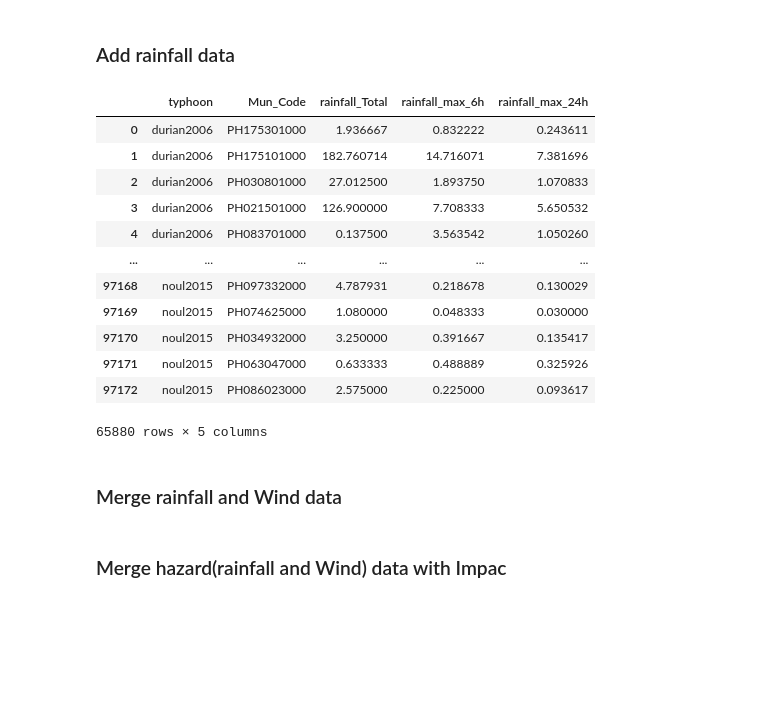
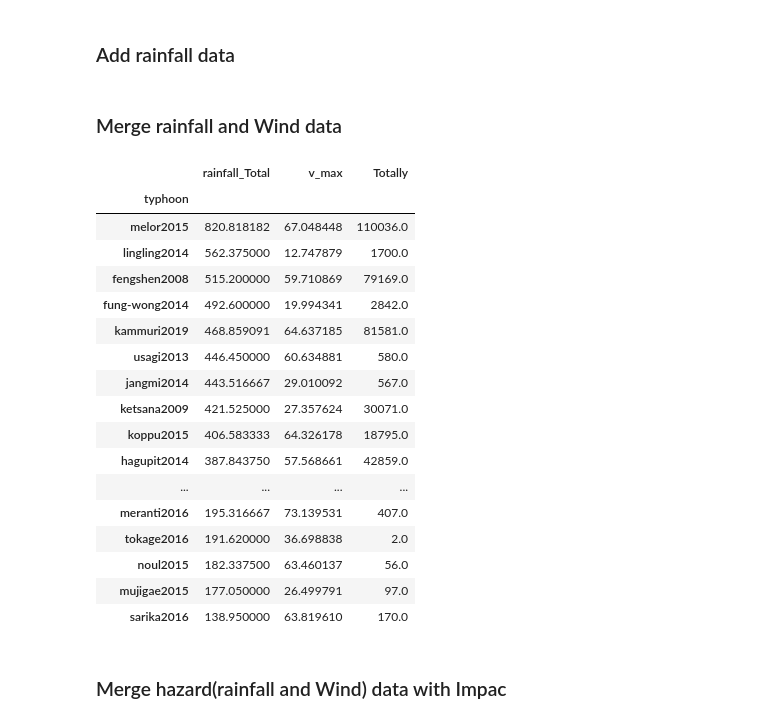
Before and after one commit to rodekruis/Typhoon-Impact-based-forecasting-model, a Jupyter notebook: IBF-Typhoon-model/documentation/notebooks/pre_disaster_indicators.ipynb, the cells around one changed output. Drawn from its saved outputs; the diff is of its cells as text; code cells hidden in the pictures; blank space fills up the shorter version.

```diff
--- a/IBF-Typhoon-model/documentation/notebooks/pre_disaster_indicators.ipynb
+++ b/IBF-Typhoon-model/documentation/notebooks/pre_disaster_indicators.ipynb
@@ -279,24 +296,9 @@ for typhoon in typhoons:
 ### Add rainfall data
 # %%
 # Path to the rainfall excel sheet per typhoon
-rain_path = os.path.join(wor_dir,"IBF-typhoon-model\\data\\rainfall_data\\rainfall_data.csv")
+rain_path = os.path.join(wor_dir,"data/rainfall_data/rainfall_data.csv")
 df_rain_final = pd.read_csv(rain_path)
 df_rain_final=df_rain_final[df_rain_final.typhoon.isin(typhoons)]
-display(df_rain_final)
-# %% [output]
-|  | typhoon | Mun_Code | rainfall_Total | rainfall_max_6h | rainfall_max_24h |
-| 0 | durian2006 | PH175301000 | 1.936667 | 0.832222 | 0.243611 |
-| 1 | durian2006 | PH175101000 | 182.760714 | 14.716071 | 7.381696 |
-| 2 | durian2006 | PH030801000 | 27.012500 | 1.893750 | 1.070833 |
-| 3 | durian2006 | PH021501000 | 126.900000 | 7.708333 | 5.650532 |
-| 4 | durian2006 | PH083701000 | 0.137500 | 3.563542 | 1.050260 |
-| ... | ... | ... | ... | ... | ... |
-| 97168 | noul2015 | PH097332000 | 4.787931 | 0.218678 | 0.130029 |
-| 97169 | noul2015 | PH074625000 | 1.080000 | 0.048333 | 0.030000 |
-| 97170 | noul2015 | PH034932000 | 3.250000 | 0.391667 | 0.135417 |
-| 97171 | noul2015 | PH063047000 | 0.633333 | 0.488889 | 0.325926 |
-| 97172 | noul2015 | PH086023000 | 2.575000 | 0.225000 | 0.093617 |
-65880 rows × 5 columns
 # %% [markdown]
 ### Merge rainfall and Wind data
 # %%
@@ -305,2 +310,23 @@ df_hazard=df_hazard[df_hazard['dis_track_min']<100]
+# %%
+df_impact_hazard[['typhoon','rainfall_Total','v_max','Totally']].groupby('typhoon').agg(rainfall_Total=('rainfall_Total', max), v_max=('v_max', max), Totally=('Totally', sum)).sort_values(by='rainfall_Total',ascending=False)
+# %% [output]
+|  | rainfall_Total | v_max | Totally |
+| typhoon |  |  |  |
+| melor2015 | 820.818182 | 67.048448 | 110036.0 |
+| lingling2014 | 562.375000 | 12.747879 | 1700.0 |
+| fengshen2008 | 515.200000 | 59.710869 | 79169.0 |
+| fung-wong2014 | 492.600000 | 19.994341 | 2842.0 |
+| kammuri2019 | 468.859091 | 64.637185 | 81581.0 |
+| usagi2013 | 446.450000 | 60.634881 | 580.0 |
+| jangmi2014 | 443.516667 | 29.010092 | 567.0 |
+| ketsana2009 | 421.525000 | 27.357624 | 30071.0 |
+| koppu2015 | 406.583333 | 64.326178 | 18795.0 |
+| hagupit2014 | 387.843750 | 57.568661 | 42859.0 |
+| ... | ... | ... | ... |
+| meranti2016 | 195.316667 | 73.139531 | 407.0 |
+| tokage2016 | 191.620000 | 36.698838 | 2.0 |
+| noul2015 | 182.337500 | 63.460137 | 56.0 |
+| mujigae2015 | 177.050000 | 26.499791 | 97.0 |
+| sarika2016 | 138.950000 | 63.819610 | 170.0 |
 # %% [markdown]
 ### Merge hazard(rainfall and Wind) data with Impac
```
Also changed, not shown: parts of 20 cells of this notebook, 13 other files.
